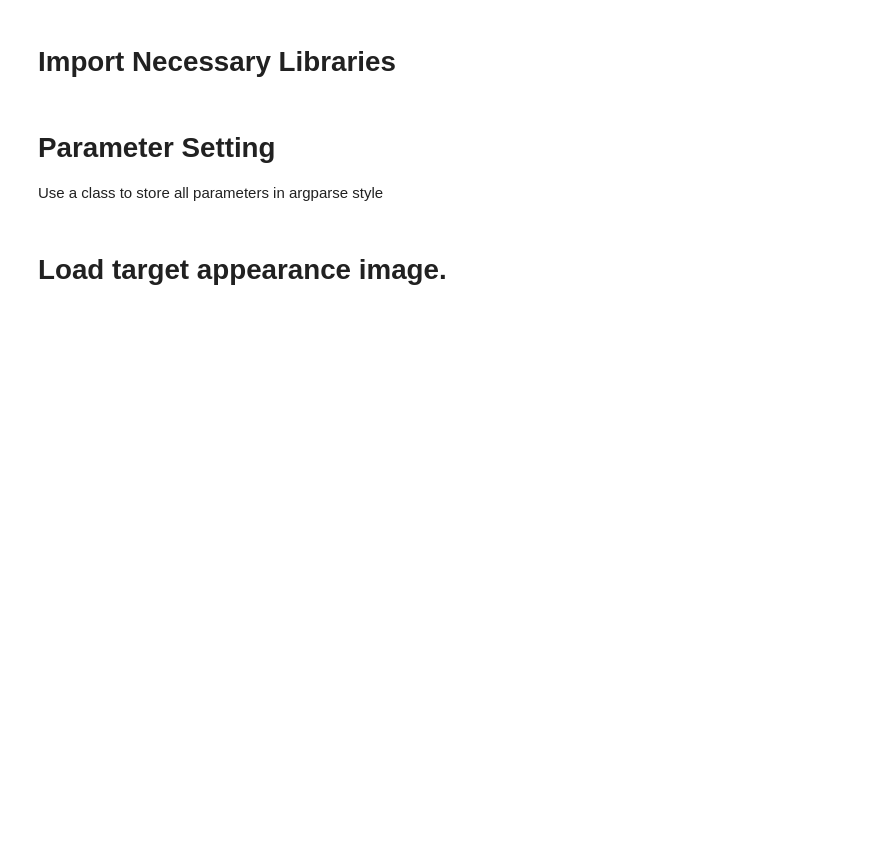
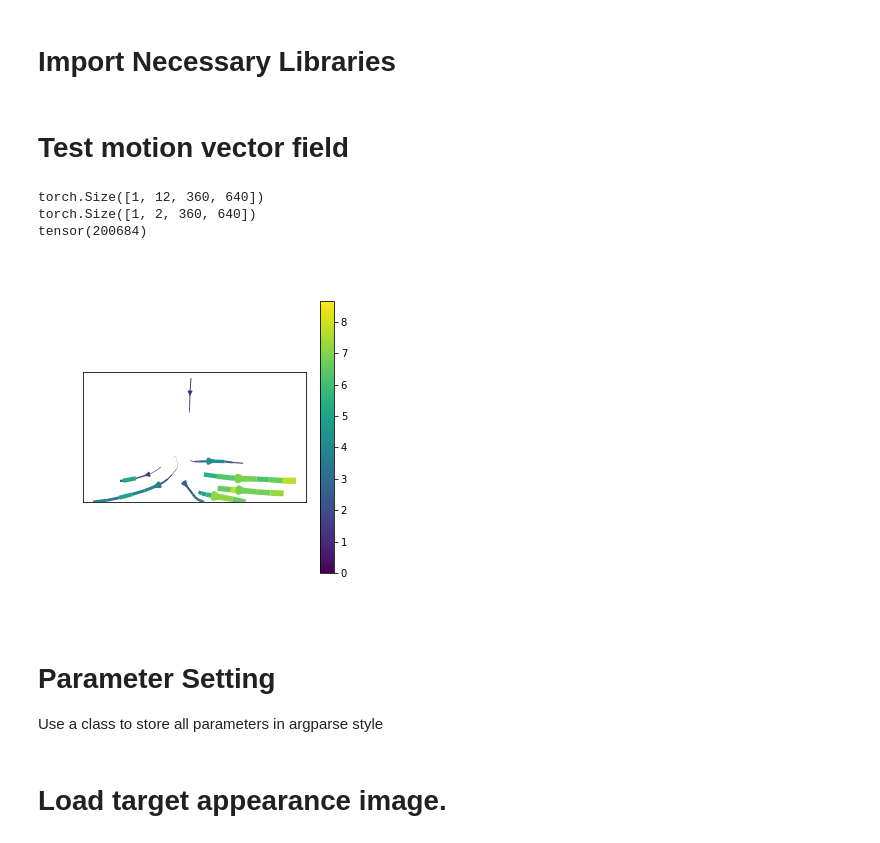
Before and after one commit to Morpheo1/DyNCAwithCLIP, a Jupyter notebook: vector_field_motion.ipynb, the cells around one changed output. Saved outputs shown, nothing was run; the diff lists cells and outputs as text; code cells hidden in the pictures; blank space fills up the shorter version.

```diff
--- a/vector_field_motion.ipynb
+++ b/vector_field_motion.ipynb
@@ -30,6 +32,26 @@ from IPython.display import clear_output
 warnings.filterwarnings('ignore')
 warnings.simplefilter('ignore')
 torch.backends.cudnn.deterministic = True
+# %% [markdown]
+# Test motion vector field
+# %%
+loaded_vector_field = load_compressed_tensor('data/VectorFieldMotion/01007_00000_motion.pth')
+
+update_mask = torch.where(loaded_vector_field[0, 0] * loaded_vector_field[0, 1] == 0 , 0, 1)[None, None, :, :]
+update_mask = torch.cat((update_mask, update_mask, update_mask, torch.ones(1, 9, loaded_vector_field.shape[2], loaded_vector_field.shape[3])), 1)
+print(update_mask.shape)
+
+print(loaded_vector_field.shape)
+test = loaded_vector_field[0, 0] * loaded_vector_field[0, 1]
+print(torch.sum(test == 0))
+#for some reason, it seems like plot_vec_field only plots the bounding box of the non-zero values of the vector field
+target_flow_vector_field = plot_vec_field(loaded_vector_field[0].numpy(), name='Target')
+target_flow_vector_field
+# %% [output]
+torch.Size([1, 12, 360, 640])
+torch.Size([1, 2, 360, 640])
+tensor(200684)
+[figure, added]
 # %% [markdown]
 # Parameter Setting
 Use a class to store all parameters in argparse style
```
Also changed, not shown: parts of 7 cells of this notebook, 6 other files.
